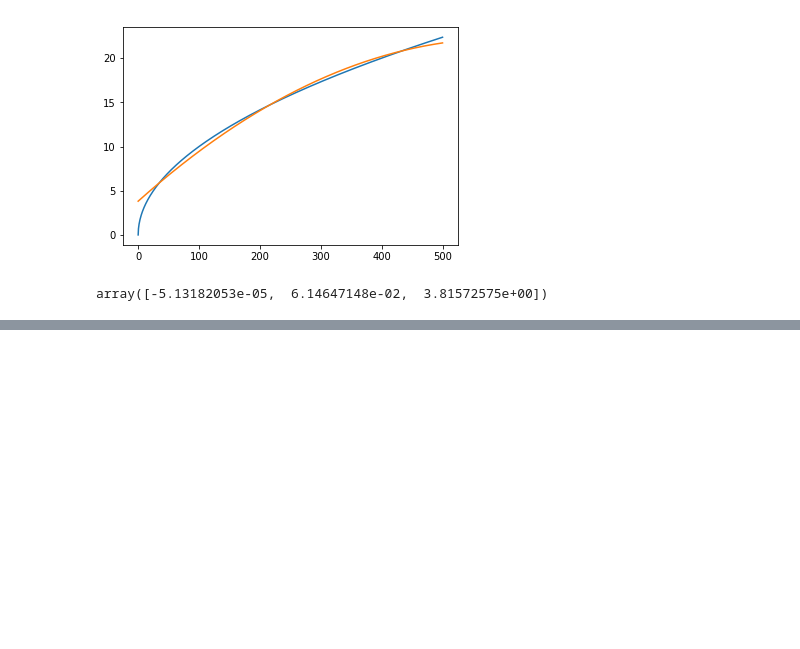
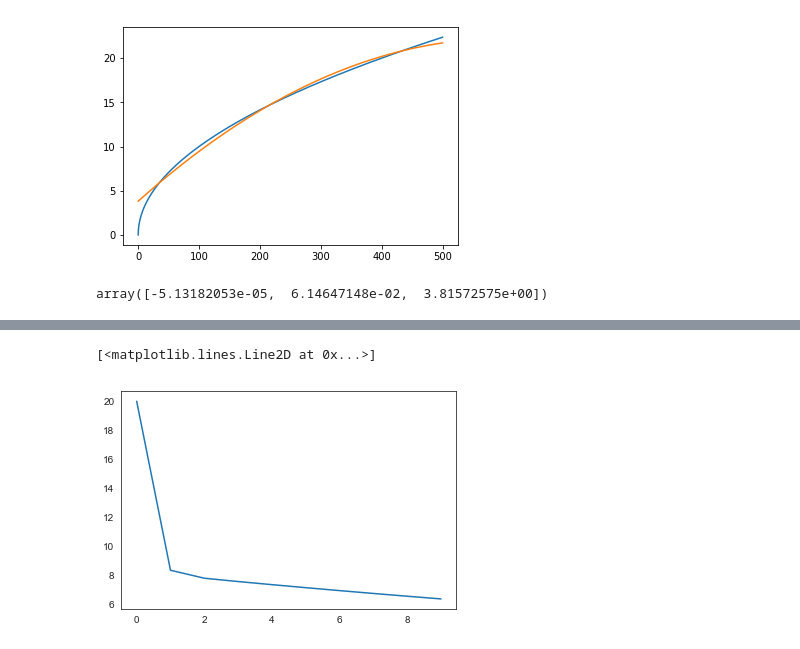
Before and after one commit to kLabUM/NetworkOptimization, a Jupyter notebook: Scratch.ipynb, the cells around one changed output, grey strips where cells are left out. Drawn from its saved outputs; the diff is of its cells as text; code cells hidden in the pictures; blank space fills up the shorter version.

```diff
--- a/Scratch.ipynb
+++ b/Scratch.ipynb
@@ -87,0 +159,5 @@ array([-5.13182053e-05,  6.14647148e-02,  3.81572575e+00])
+# %%
+plt.plot(inflows)
+# %% [output]
+[<matplotlib.lines.Line2D at 0x...>]
+[figure, added]
```
Also changed, not shown: parts of 4 cells of this notebook, 4 other files.
